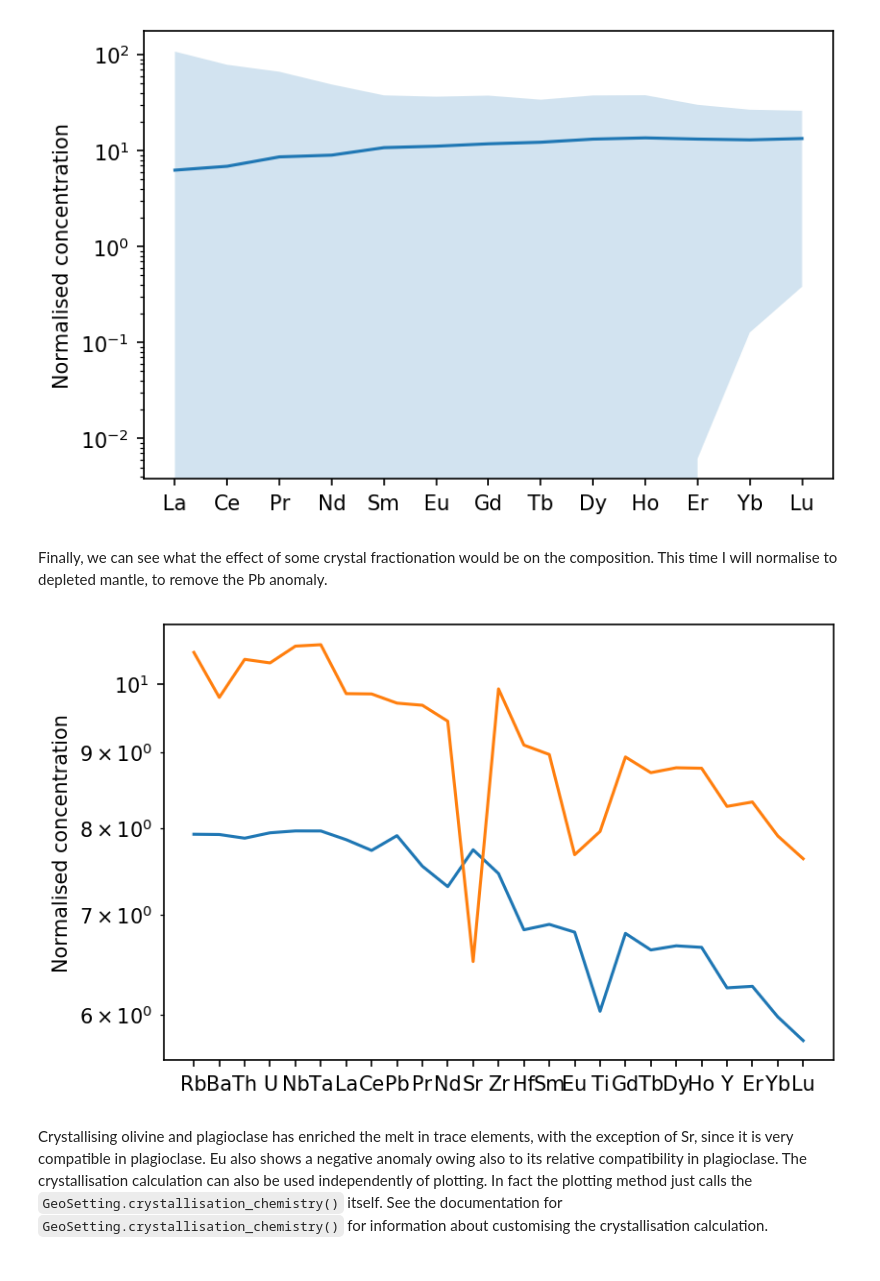
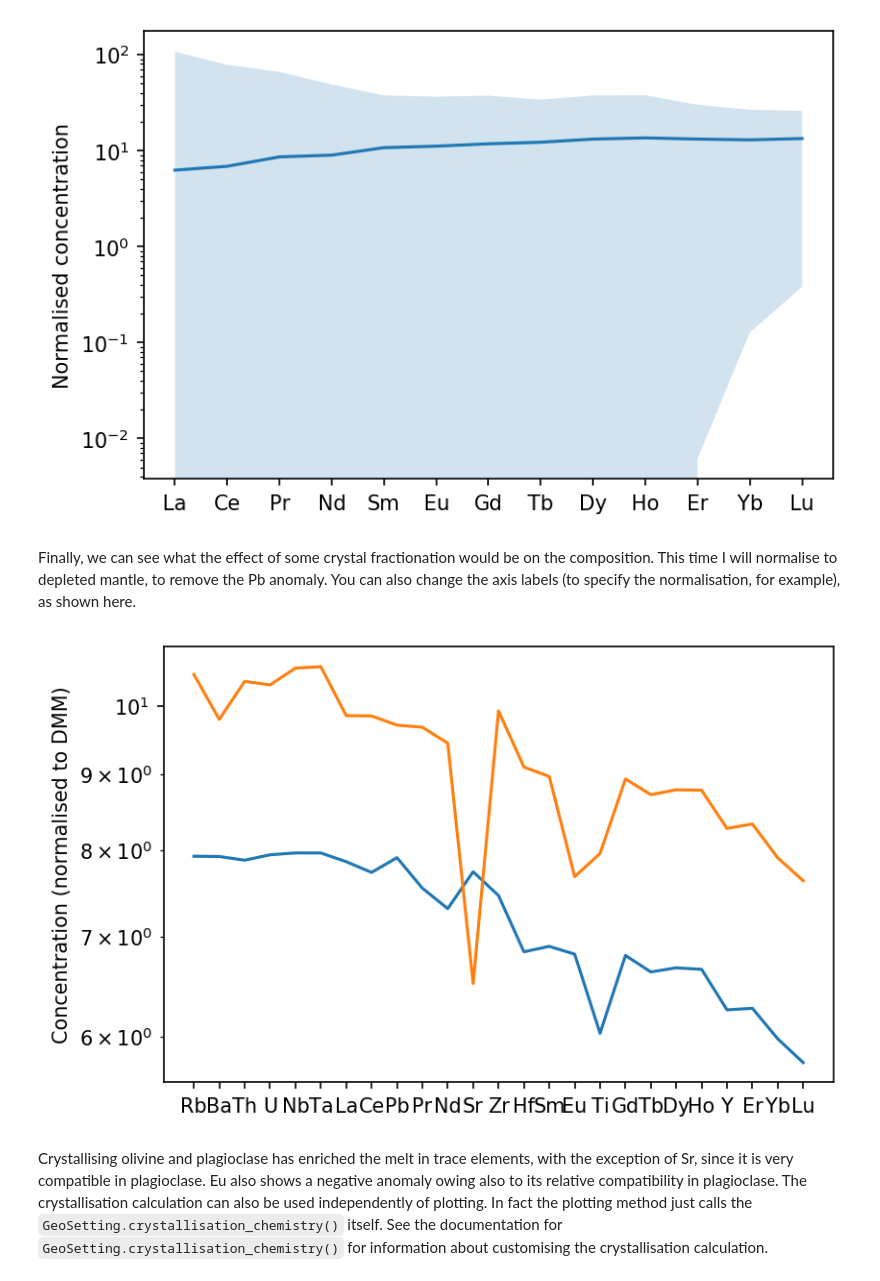
Before and after one commit to simonwmatthews/pyMelt, a Jupyter notebook: docs/source/tutorial3.ipynb, the cells around one changed output. Cells and saved outputs as stored; diff of their text form; code cells hidden in the pictures.

```diff
--- a/docs/source/tutorial3.ipynb
+++ b/docs/source/tutorial3.ipynb
@@ -27,7 +27,7 @@ First we must create a `Mantle` object and perform adiabatic melting, as before:
 # %%
 lz = m.lithologies.matthews.klb1()
-mantle = m.Mantle([lz], [1.0], ['lz'])
-column = mantle.AdiabaticMelt(1350.0)
+mantle = m.mantle([lz], [1.0], ['lz'])
+column = mantle.adiabaticMelt(1350.0)
 # %% [markdown]
 We must now add chemistry to these melts. The default options are designed for melting depleted mantle, so we don't need to set up or pass any additional arguments:
 # %%
@@ -54,5 +54,5 @@ When the `SpreadingCentre` `GeoSetting` class is created pyMelt automatically ca
 # %%
-morb = m.geosettings.SpreadingCentre(column)
+morb = m.geosettings.spreadingCentre(column)
 # %% [markdown]
 We can view the raw homogenised trace element concentrations:
 # %%
@@ -91,12 +91,13 @@ plt.show()
 # %% [output]
 [figure]
 # %% [markdown]
-Finally, we can see what the effect of some crystal fractionation would be on the composition. This time I will normalise to depleted mantle, to remove the Pb anomaly.
+Finally, we can see what the effect of some crystal fractionation would be on the composition. This time I will normalise to depleted mantle, to remove the Pb anomaly. You can also change the axis labels (to specify the normalisation, for example), as shown here.
 # %%
-f,a = morb.plot_spider(normalisation='DM', crystal_fraction={'olv':0.05, 'plg':0.2})
+f,a = morb.plotSpider(normalisation='DM', crystal_fraction={'olv':0.05, 'plg':0.2})
+a.set_ylabel("Concentration (normalised to DMM)")
 plt.show()
 # %% [output]
-[figure, old version]
+[figure, new version]
 # %% [markdown]
 Crystallising olivine and plagioclase has enriched the melt in trace elements, with the exception of Sr, since it is very compatible in plagioclase. Eu also shows a negative anomaly owing also to its relative compatibility in plagioclase. The crystallisation calculation can also be used independently of plotting. In fact the plotting method just calls the `GeoSetting.crystallisation_chemistry()` itself. See the documentation for `GeoSetting.crystallisation_chemistry()` for information about customising the crystallisation calculation.
 # %% [markdown]
```
Also changed, not shown: parts of 18 cells of this notebook, 12 other files.
